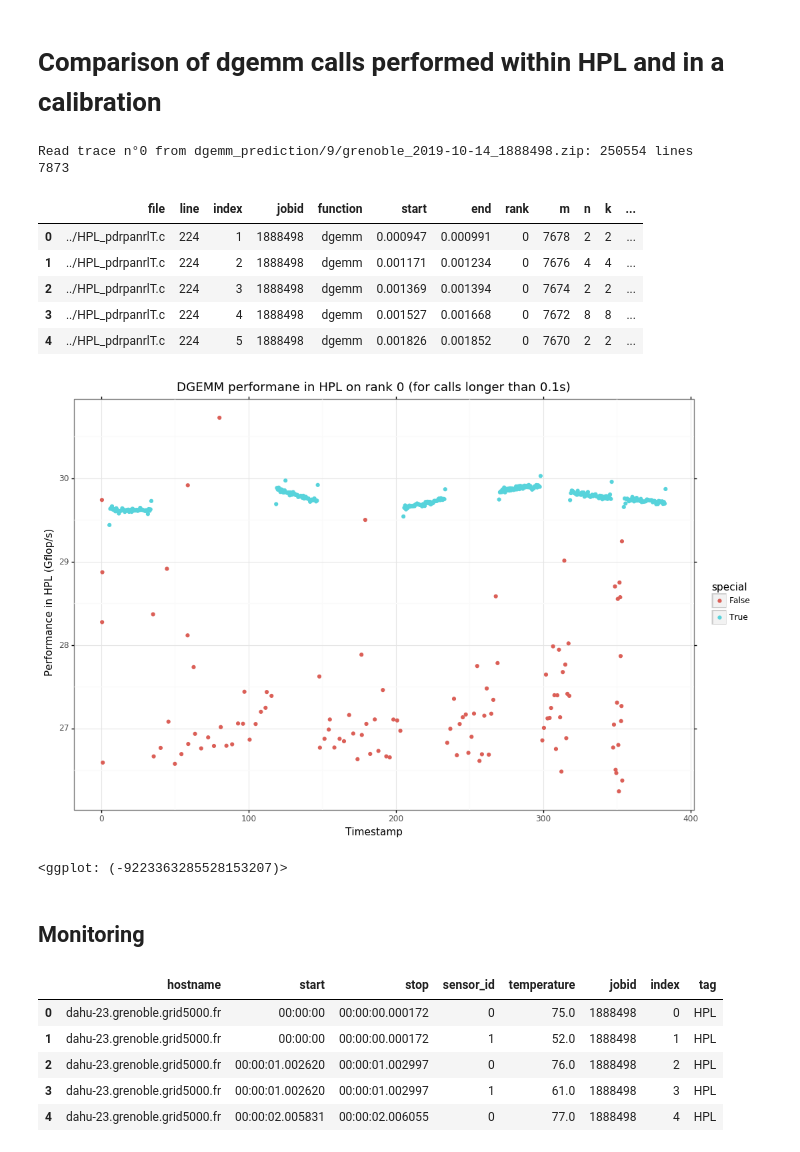
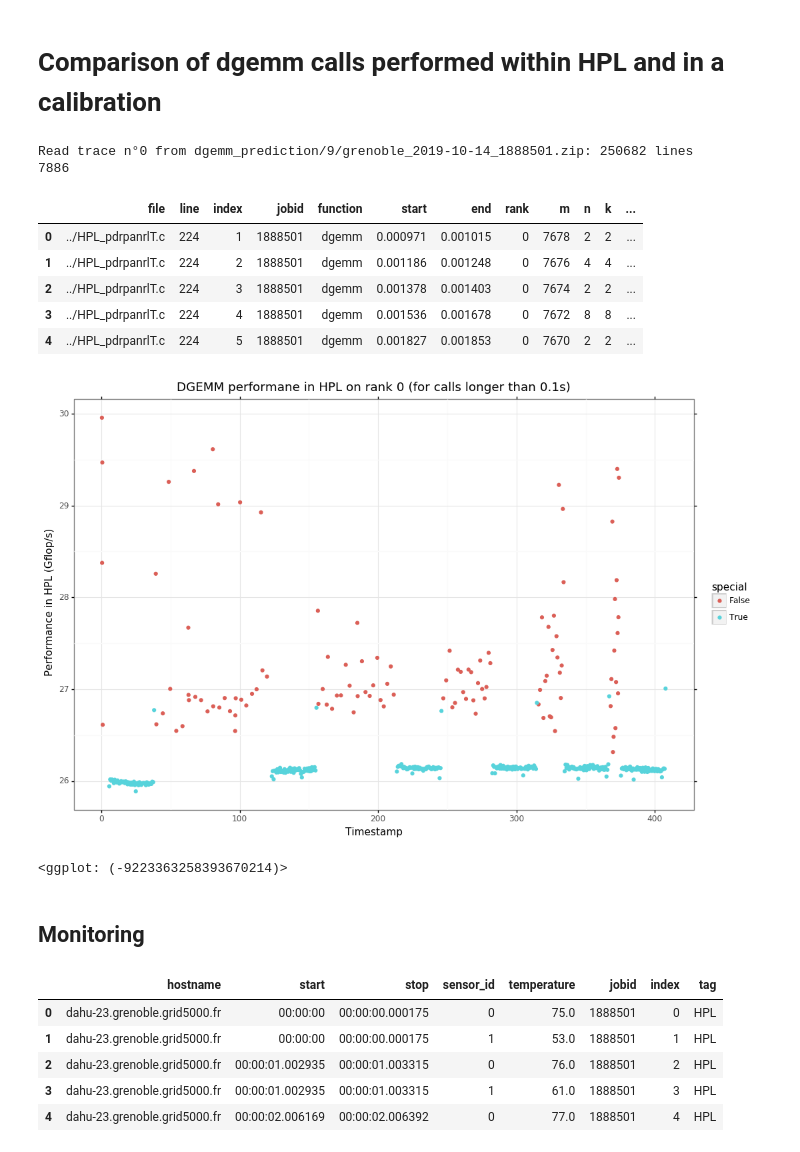
Before and after one commit to Ezibenroc/calibration_analysis, a Jupyter notebook: dahu/hpl/hpl_trace_dgemm_frequency.ipynb, the cells around one changed output. Drawn from its saved outputs; the diff is of its cells as text; code cells hidden in the pictures.

```diff
--- a/dahu/hpl/hpl_trace_dgemm_frequency.ipynb
+++ b/dahu/hpl/hpl_trace_dgemm_frequency.ipynb
@@ -27,36 +27,36 @@ def get_yaml(archive_name, yaml_name):
     archive = zipfile.ZipFile(archive_name)
     return yaml.load(io.BytesIO(archive.read(yaml_name)))
 # %%
-archive = 'dgemm_prediction/9/grenoble_2019-10-14_1888498.zip'
+archive = 'dgemm_prediction/9/grenoble_2019-10-14_1888501.zip'
 
 def read_archive(archive_name, exp_id):
     blas_col = ['file', 'line', 'function', 'rank', 'timestamp', 'duration', 'm', 'n', 'k', 'lda', 'ldb', 'ldc', 'layout', 'transA', 'transB']
     df = read_csv(archive_name, 'trace_blas_%d.csv' % exp_id, columns=blas_col)
     print('Read trace n°%d from %s: %6d lines' % (exp_id, archive_name, len(df)))
     df['start'] = df.timestamp
     df['end'] = df.timestamp + df.duration
     df = df[['file', 'line', 'index', 'jobid', 'function', 'start', 'end', 'rank', 'm', 'n', 'k', 'lda', 'ldb', 'ldc', 'layout', 'transA', 'transB', 'duration']]
     df['function'] = df['function'].str.strip()
     df['exp_id'] = exp_id
     return df
 
 traces = read_archive(archive, 0)
 
 traces = traces[(traces['function'] == 'dgemm') & (traces['rank'] == 0)].reset_index(drop=True)
 traces.m = traces.m.astype(int)
 traces.n = traces.n.astype(int)
 traces.k = traces.k.astype(int)
 print(len(traces))
 traces.head()
 # %% [output]
-Read trace n°0 from dgemm_prediction/9/grenoble_2019-10-14_1888498.zip: 250554 lines
-7873
+Read trace n°0 from dgemm_prediction/9/grenoble_2019-10-14_1888501.zip: 250682 lines
+7886
 |  | file | line | index | jobid | function | start | end | rank | m | n | k | ... |
-| 0 | ../HPL_pdrpanrlT.c | 224 | 1 | 1888498 | dgemm | 0.000947 | 0.000991 | 0 | 7678 | 2 | 2 | ... |
-| 1 | ../HPL_pdrpanrlT.c | 224 | 2 | 1888498 | dgemm | 0.001171 | 0.001234 | 0 | 7676 | 4 | 4 | ... |
-| 2 | ../HPL_pdrpanrlT.c | 224 | 3 | 1888498 | dgemm | 0.001369 | 0.001394 | 0 | 7674 | 2 | 2 | ... |
-| 3 | ../HPL_pdrpanrlT.c | 224 | 4 | 1888498 | dgemm | 0.001527 | 0.001668 | 0 | 7672 | 8 | 8 | ... |
-| 4 | ../HPL_pdrpanrlT.c | 224 | 5 | 1888498 | dgemm | 0.001826 | 0.001852 | 0 | 7670 | 2 | 2 | ... |
+| 0 | ../HPL_pdrpanrlT.c | 224 | 1 | 1888501 | dgemm | 0.000971 | 0.001015 | 0 | 7678 | 2 | 2 | ... |
+| 1 | ../HPL_pdrpanrlT.c | 224 | 2 | 1888501 | dgemm | 0.001186 | 0.001248 | 0 | 7676 | 4 | 4 | ... |
+| 2 | ../HPL_pdrpanrlT.c | 224 | 3 | 1888501 | dgemm | 0.001378 | 0.001403 | 0 | 7674 | 2 | 2 | ... |
+| 3 | ../HPL_pdrpanrlT.c | 224 | 4 | 1888501 | dgemm | 0.001536 | 0.001678 | 0 | 7672 | 8 | 8 | ... |
+| 4 | ../HPL_pdrpanrlT.c | 224 | 5 | 1888501 | dgemm | 0.001827 | 0.001853 | 0 | 7670 | 2 | 2 | ... |
 # %%
 traces['mnk'] = traces.m * traces.n * traces.k
 traces['special'] = (traces.m == 2048) & (traces.n == 2048) & (traces.k == 2048)
@@ -66,8 +66,8 @@ plot = ggplot(traces[traces.duration > 0.1], aes(x='start', y='gflops', color='s
 plot = plot + xlab('Timestamp') + ylab('Performance in HPL (Gflop/s)') + ggtitle('DGEMM performane in HPL on rank 0 (for calls longer than 0.1s)')
 plot
 # %% [output]
-[figure, old version]
+[figure, new version]
-<ggplot: (-9223363285528153207)>
+<ggplot: (-9223363258393670214)>
 # %% [markdown]
 ## Monitoring
 # %%
@@ -87,11 +87,11 @@ temperature = pandas.concat([
 temperature.head()
 # %% [output]
 |  | hostname | start | stop | sensor_id | temperature | jobid | index | tag |
-| 0 | dahu-23.grenoble.grid5000.fr | 00:00:00 | 00:00:00.000172 | 0 | 75.0 | 1888498 | 0 | HPL |
-| 1 | dahu-23.grenoble.grid5000.fr | 00:00:00 | 00:00:00.000172 | 1 | 52.0 | 1888498 | 1 | HPL |
-| 2 | dahu-23.grenoble.grid5000.fr | 00:00:01.002620 | 00:00:01.002997 | 0 | 76.0 | 1888498 | 2 | HPL |
-| 3 | dahu-23.grenoble.grid5000.fr | 00:00:01.002620 | 00:00:01.002997 | 1 | 61.0 | 1888498 | 3 | HPL |
-| 4 | dahu-23.grenoble.grid5000.fr | 00:00:02.005831 | 00:00:02.006055 | 0 | 77.0 | 1888498 | 4 | HPL |
+| 0 | dahu-23.grenoble.grid5000.fr | 00:00:00 | 00:00:00.000175 | 0 | 75.0 | 1888501 | 0 | HPL |
+| 1 | dahu-23.grenoble.grid5000.fr | 00:00:00 | 00:00:00.000175 | 1 | 53.0 | 1888501 | 1 | HPL |
+| 2 | dahu-23.grenoble.grid5000.fr | 00:00:01.002935 | 00:00:01.003315 | 0 | 76.0 | 1888501 | 2 | HPL |
+| 3 | dahu-23.grenoble.grid5000.fr | 00:00:01.002935 | 00:00:01.003315 | 1 | 61.0 | 1888501 | 3 | HPL |
+| 4 | dahu-23.grenoble.grid5000.fr | 00:00:02.006169 | 00:00:02.006392 | 0 | 77.0 | 1888501 | 4 | HPL |
 # %%
 plot = ggplot(temperature, aes(x='start', y='temperature', color='factor(sensor_id)')) + geom_point() + theme_bw()
 plot = plot + xlab('Timestamp') + ylab('Temperature (°C)') + labs(color='CPU') + ggtitle('Evolution of the temperature when running HPL')
```
Also changed, not shown: parts of 5 cells of this notebook, 1 other file.
